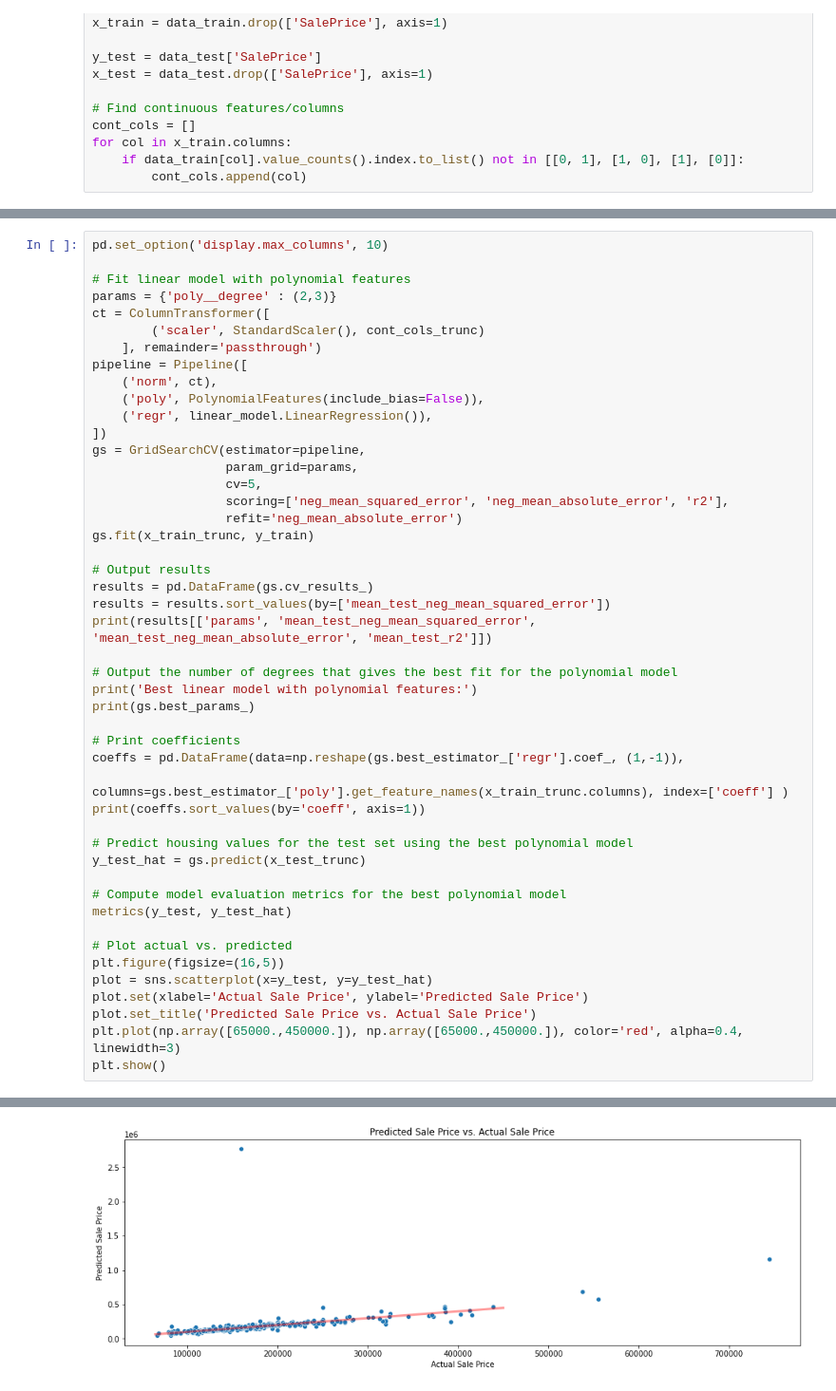
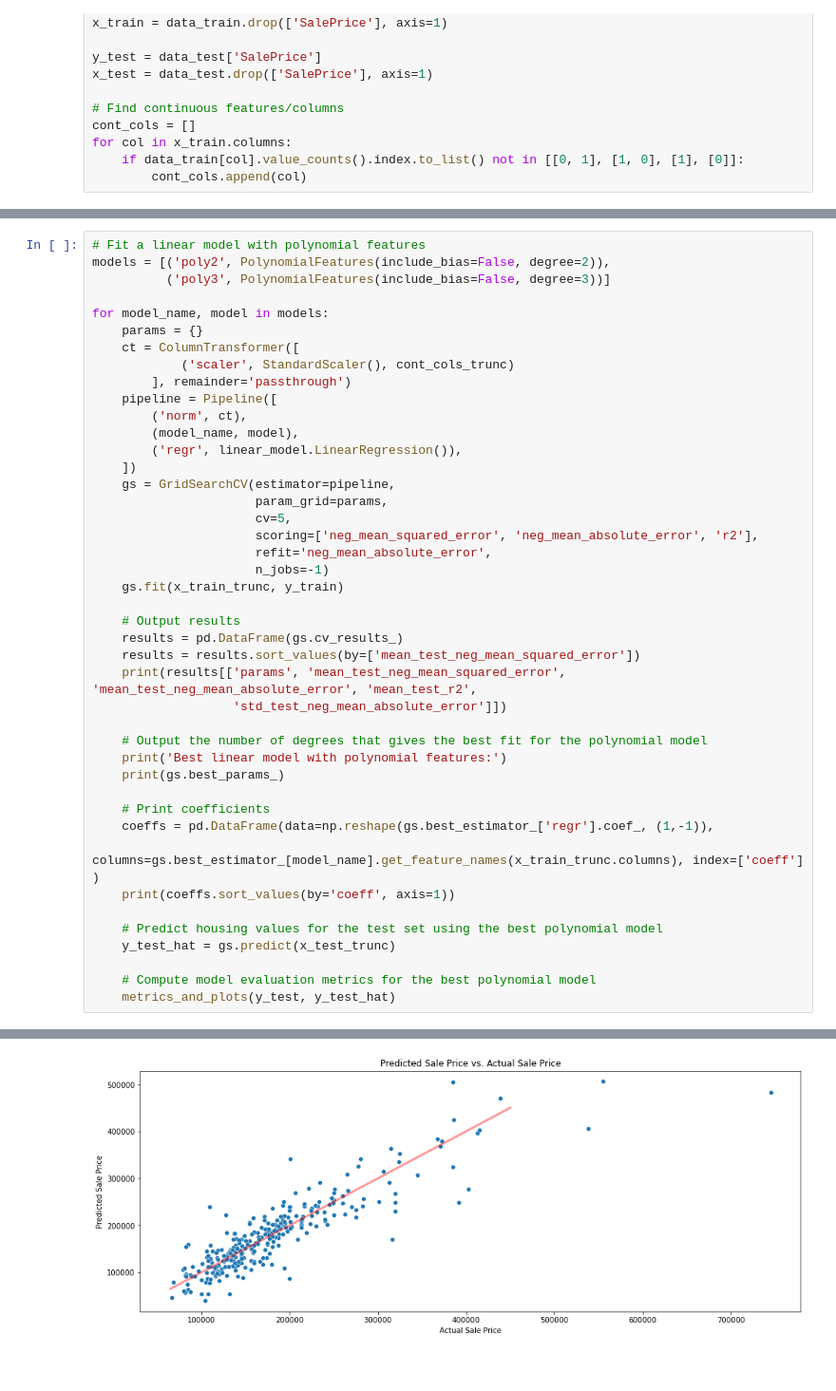
Before and after one commit to rahimrasool/housing_price, a Jupyter notebook: notebooks/linear_reg.ipynb, the cells around one changed output, grey strips where cells are left out. Shown at 95% size. Drawn from its saved outputs; the diff is of its cells as text.

```diff
--- a/notebooks/linear_reg.ipynb
+++ b/notebooks/linear_reg.ipynb
@@ -313,48 +291,44 @@ for col in cont_cols:
 # %%
-pd.set_option('display.max_columns', 10)
+# Fit a linear model with polynomial features
+models = [('poly2', PolynomialFeatures(include_bias=False, degree=2)),
+          ('poly3', PolynomialFeatures(include_bias=False, degree=3))]
 
-# Fit linear model with polynomial features
-params = {'poly__degree' : (2,3)}
-ct = ColumnTransformer([
-        ('scaler', StandardScaler(), cont_cols_trunc)
-    ], remainder='passthrough')
-pipeline = Pipeline([
-    ('norm', ct),
-    ('poly', PolynomialFeatures(include_bias=False)),
-    ('regr', linear_model.LinearRegression()),
-])
-gs = GridSearchCV(estimator=pipeline,
-                  param_grid=params,
-                  cv=5,
-                  scoring=['neg_mean_squared_error', 'neg_mean_absolute_error', 'r2'],
-                  refit='neg_mean_absolute_error')
-gs.fit(x_train_trunc, y_train)
+for model_name, model in models:
+    params = {}
+    ct = ColumnTransformer([
+            ('scaler', StandardScaler(), cont_cols_trunc)
+        ], remainder='passthrough')
+    pipeline = Pipeline([
+        ('norm', ct),
+        (model_name, model),
+        ('regr', linear_model.LinearRegression()),
+    ])
+    gs = GridSearchCV(estimator=pipeline,
+                      param_grid=params,
+                      cv=5,
+                      scoring=['neg_mean_squared_error', 'neg_mean_absolute_error', 'r2'],
+                      refit='neg_mean_absolute_error',
+                      n_jobs=-1)
+    gs.fit(x_train_trunc, y_train)
 
-# Output results
-results = pd.DataFrame(gs.cv_results_)
-results = results.sort_values(by=['mean_test_neg_mean_squared_error'])
-print(results[['params', 'mean_test_neg_mean_squared_error', 'mean_test_neg_mean_absolute_error', 'mean_test_r2']])
+    # Output results
+    results = pd.DataFrame(gs.cv_results_)
+    results = results.sort_values(by=['mean_test_neg_mean_squared_error'])
+    print(results[['params', 'mean_test_neg_mean_squared_error', 'mean_test_neg_mean_absolute_error', 'mean_test_r2',
+                   'std_test_neg_mean_absolute_error']])
 
-# Output the number of degrees that gives the best fit for the polynomial model
-print('Best linear model with polynomial features:')
-print(gs.best_params_)
+    # Output the number of degrees that gives the best fit for the polynomial model
+    print('Best linear model with polynomial features:')
+    print(gs.best_params_)
 
-# Print coefficients
-coeffs = pd.DataFrame(data=np.reshape(gs.best_estimator_['regr'].coef_, (1,-1)),
-                      columns=gs.best_estimator_['poly'].get_feature_names(x_train_trunc.columns), index=['coeff'] )
-print(coeffs.sort_values(by='coeff', axis=1))
+    # Print coefficients
+    coeffs = pd.DataFrame(data=np.reshape(gs.best_estimator_['regr'].coef_, (1,-1)),
+                          columns=gs.best_estimator_[model_name].get_feature_names(x_train_trunc.columns), index=['coeff'] )
+    print(coeffs.sort_values(by='coeff', axis=1))
 
-# Predict housing values for the test set using the best polynomial model
-y_test_hat = gs.predict(x_test_trunc)
+    # Predict housing values for the test set using the best polynomial model
+    y_test_hat = gs.predict(x_test_trunc)
 
-# Compute model evaluation metrics for the best polynomial model
-metrics(y_test, y_test_hat)
-
-# Plot actual vs. predicted
-plt.figure(figsize=(16,5))
-plot = sns.scatterplot(x=y_test, y=y_test_hat)
-plot.set(xlabel='Actual Sale Price', ylabel='Predicted Sale Price')
-plot.set_title('Predicted Sale Price vs. Actual Sale Price')
-plt.plot(np.array([65000.,450000.]), np.array([65000.,450000.]), color='red', alpha=0.4, linewidth=3)
-plt.show()
+    # Compute model evaluation metrics for the best polynomial model
+    metrics_and_plots(y_test, y_test_hat)
 # %% [output]
@@ -379 +353 @@ Name: SalePrice, dtype: float64
-[figure, old version]
+[figure, new version]
```
Also changed, not shown: parts of 8 cells of this notebook, 1 other file.
